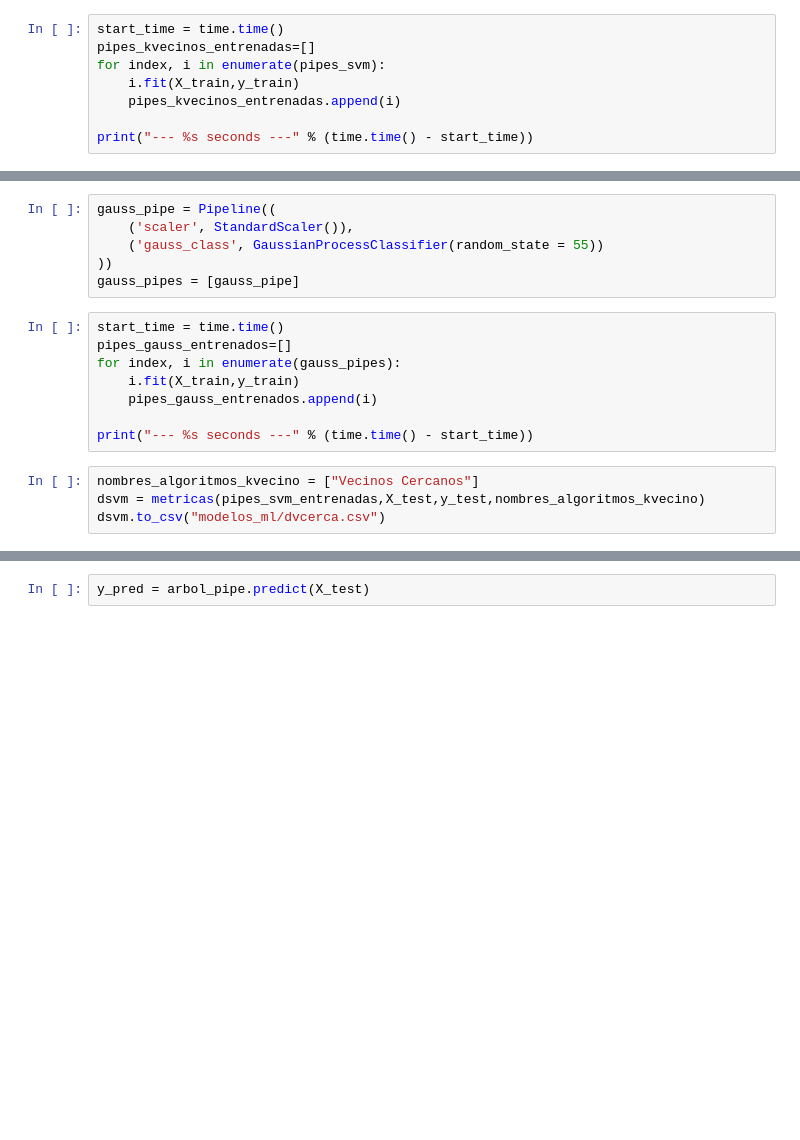
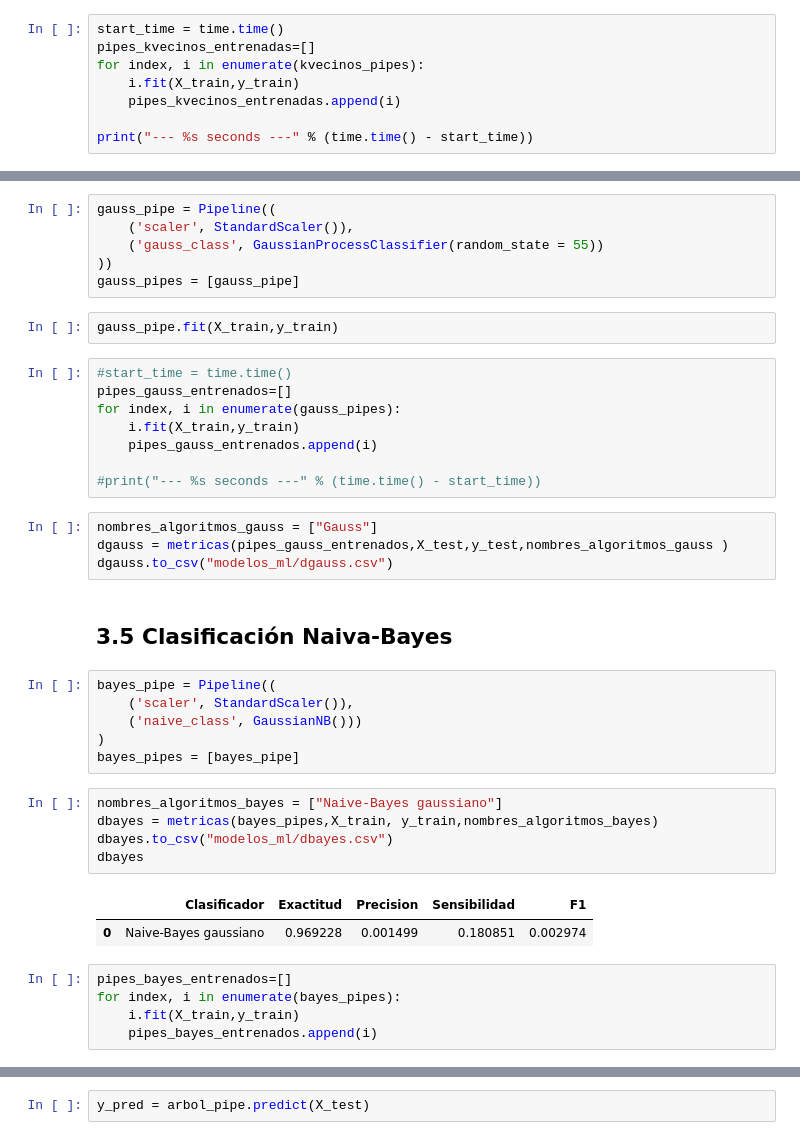
Before and after one commit to jaimebw/tfg, a Jupyter notebook: libros/aplicacion_ml.ipynb, the cells around one changed output, grey strips where cells are left out. Cells and saved outputs as stored; diff of their text form; blank space fills up the shorter version.

```diff
--- a/libros/aplicacion_ml.ipynb
+++ b/libros/aplicacion_ml.ipynb
@@ -228,7 +224,7 @@ kvecinos_pipes =[kvecinos_pipe]
 # %%
 start_time = time.time()
 pipes_kvecinos_entrenadas=[]
-for index, i in enumerate(pipes_svm):
+for index, i in enumerate(kvecinos_pipes):
     i.fit(X_train,y_train)
     pipes_kvecinos_entrenadas.append(i)
 
@@ -245,15 +253,38 @@ gauss_pipe = Pipeline((
     ('gauss_class', GaussianProcessClassifier(random_state = 55))
 ))
 gauss_pipes = [gauss_pipe]
+# %%
+gauss_pipe.fit(X_train,y_train)
 # %%
-start_time = time.time()
+#start_time = time.time()
 pipes_gauss_entrenados=[]
 for index, i in enumerate(gauss_pipes):
     i.fit(X_train,y_train)
     pipes_gauss_entrenados.append(i)
 
-print("--- %s seconds ---" % (time.time() - start_time))
+#print("--- %s seconds ---" % (time.time() - start_time))
-# %%
-nombres_algoritmos_kvecino = ["Vecinos Cercanos"]
-dsvm = metricas(pipes_svm_entrenadas,X_test,y_test,nombres_algoritmos_kvecino)
-dsvm.to_csv("modelos_ml/dvcerca.csv")
+# %%
+nombres_algoritmos_gauss = ["Gauss"]
+dgauss = metricas(pipes_gauss_entrenados,X_test,y_test,nombres_algoritmos_gauss )
+dgauss.to_csv("modelos_ml/dgauss.csv")
+# %% [markdown]
+## 3.5 Clasificación Naiva-Bayes
+# %%
+bayes_pipe = Pipeline((
+    ('scaler', StandardScaler()),
+    ('naive_class', GaussianNB()))
+)
+bayes_pipes = [bayes_pipe]
+# %%
+nombres_algoritmos_bayes = ["Naive-Bayes gaussiano"]
+dbayes = metricas(bayes_pipes,X_train, y_train,nombres_algoritmos_bayes)
+dbayes.to_csv("modelos_ml/dbayes.csv")
+dbayes
+# %% [output]
+|  | Clasificador | Exactitud | Precision | Sensibilidad | F1 |
+| 0 | Naive-Bayes gaussiano | 0.969228 | 0.001499 | 0.180851 | 0.002974 |
+# %%
+pipes_bayes_entrenados=[]
+for index, i in enumerate(bayes_pipes):
+    i.fit(X_train,y_train)
+    pipes_bayes_entrenados.append(i)
```
Also changed, not shown: parts of 42 cells of this notebook.
